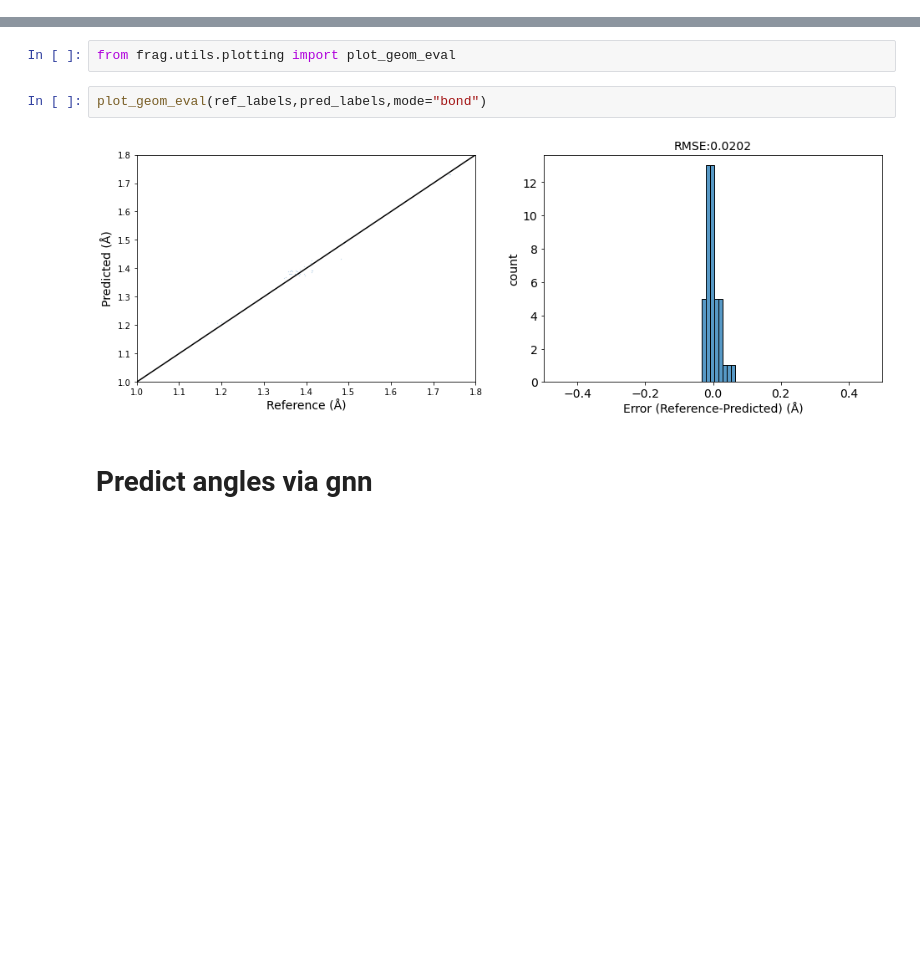
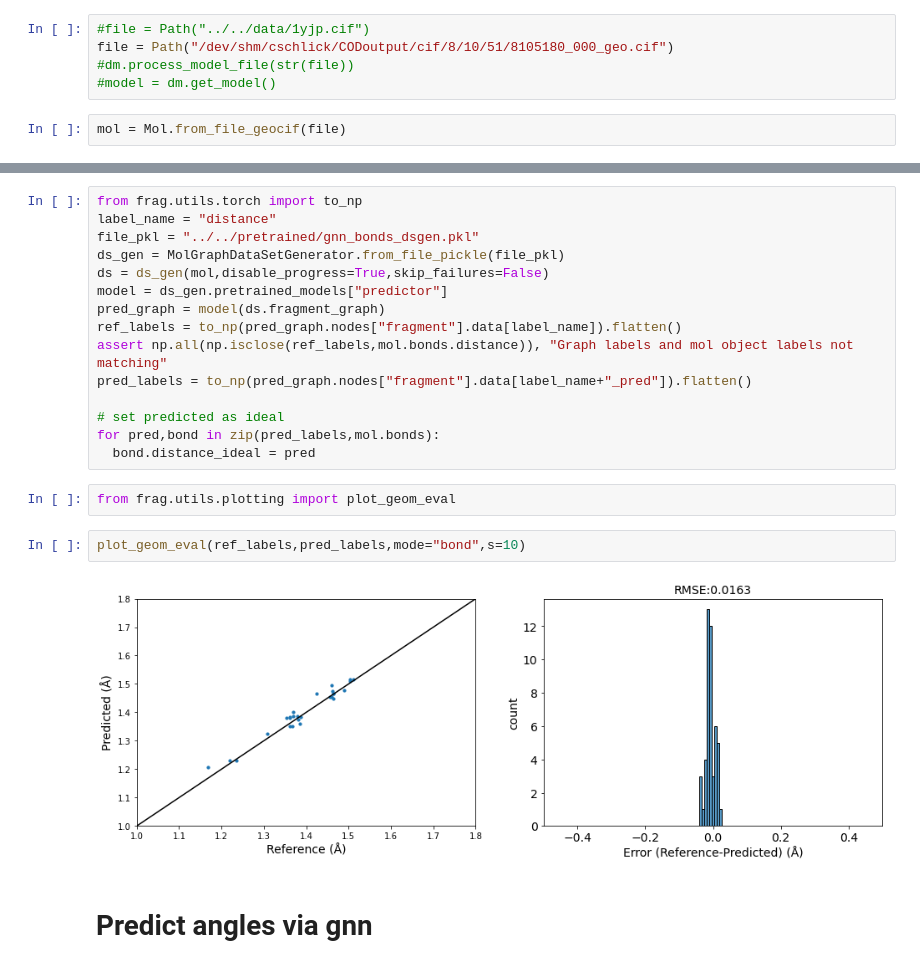
Before and after one commit to cschlick/phenix_fragments, a Jupyter notebook: notebooks/inference/Inference.ipynb, the cells around one changed output, grey strips where cells are left out. Drawn from its saved outputs; the diff is of its cells as text; blank space fills up the shorter version.

```diff
--- a/notebooks/inference/Inference.ipynb
+++ b/notebooks/inference/Inference.ipynb
@@ -27,0 +24,7 @@ mol = Mol.from_file_geocif('/dev/shm/cschlick/CODoutput/cif/7/70/68/7706849_000_
+# %%
+#file = Path("../../data/1yjp.cif")
+file = Path("/dev/shm/cschlick/CODoutput/cif/8/10/51/8105180_000_geo.cif")
+#dm.process_model_file(str(file))
+#model = dm.get_model()
+# %%
+mol = Mol.from_file_geocif(file)
@@ -28,11 +35,26 @@ mol = Mol.from_file_geocif('/dev/shm/cschlick/CODoutput/cif/7/70/68/7706849_000_
 # %% [markdown]
 # Predict bonds via gnn
+# %%
+from frag.utils.torch import to_np
+label_name = "distance"
+file_pkl = "../../pretrained/gnn_bonds_dsgen.pkl"
+ds_gen = MolGraphDataSetGenerator.from_file_pickle(file_pkl)
+ds = ds_gen(mol,disable_progress=True,skip_failures=False)
+model = ds_gen.pretrained_models["predictor"]
+pred_graph = model(ds.fragment_graph)
+ref_labels = to_np(pred_graph.nodes["fragment"].data[label_name]).flatten()
+assert np.all(np.isclose(ref_labels,mol.bonds.distance)), "Graph labels and mol object labels not matching"
+pred_labels = to_np(pred_graph.nodes["fragment"].data[label_name+"_pred"]).flatten()
+
+# set predicted as ideal
+for pred,bond in zip(pred_labels,mol.bonds):
+  bond.distance_ideal = pred
 # %%
 from frag.utils.plotting import plot_geom_eval
 # %%
-plot_geom_eval(ref_labels,pred_labels,mode="bond")
+plot_geom_eval(ref_labels,pred_labels,mode="bond",s=10)
 # %% [output]
-[figure, old version]
+[figure, new version]
 # %% [markdown]
 # Predict angles via gnn
 # %%
```
Also changed, not shown: parts of 7 cells of this notebook, 57 other files.
